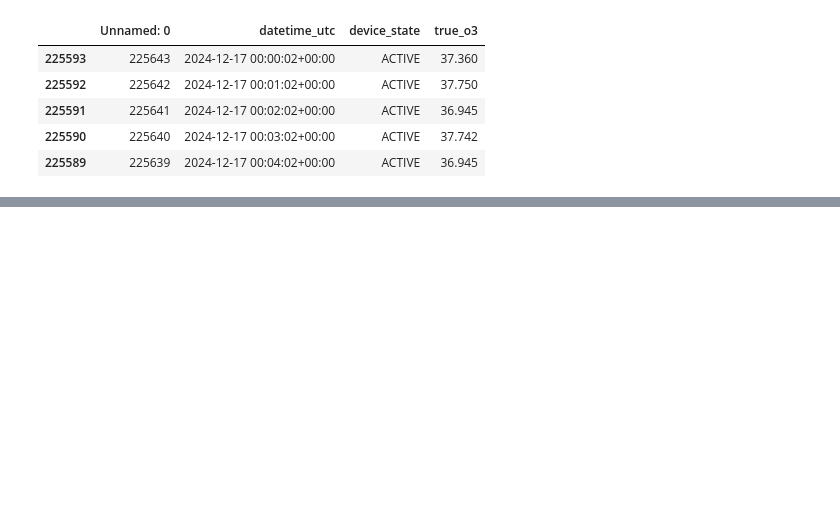
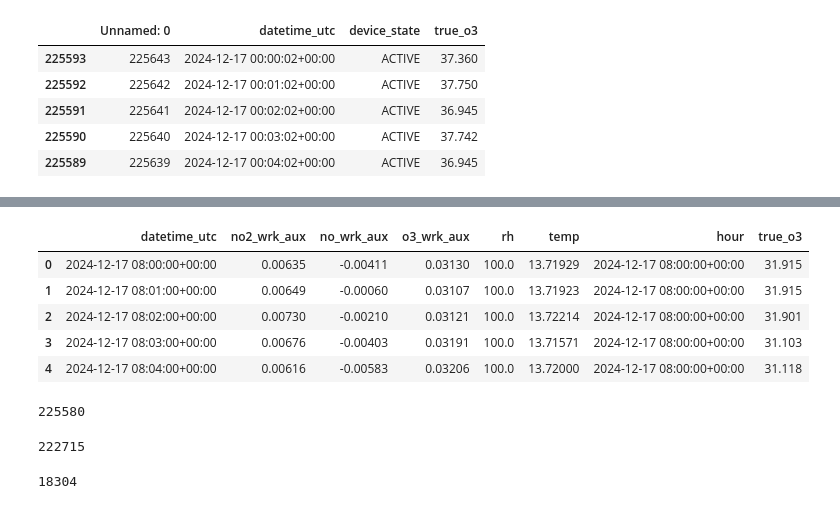
Before and after one commit to jacklardner/beacon-to-modulair-ozone, a Jupyter notebook: compiling_training_testing_data.ipynb, the cells around one changed output, grey strips where cells are left out. Saved outputs shown, nothing was run; the diff lists cells and outputs as text; code cells hidden in the pictures; blank space fills up the shorter version.

```diff
--- a/compiling_training_testing_data.ipynb
+++ b/compiling_training_testing_data.ipynb
@@ -146,0 +179,6 @@ pema_test_df.head()
+# %%
+pha_beacon_df = pha_beacon_df.drop(columns=["local_timestamp", "epoch", "node_file_id", "node_id"])
+pha_beacon_df = pha_beacon_df.rename(columns={"datetime": "datetime_utc"})
+pha_beacon_df["datetime_utc"] = pd.to_datetime(pha_beacon_df["datetime_utc"], utc=True)
+
+pha_beacon_df.head()
@@ -146,0 +209,18 @@ pema_test_df.head()
+# %%
+pha_low_rsd_minutely = pha_low_rsd_minutely.sort_values("datetime_utc")
+pha_reference_df = pha_reference_df.sort_values("datetime_utc")
+
+pha_low_rsd_minutely["datetime_utc"] = pd.to_datetime(pha_low_rsd_minutely["datetime_utc"], utc=True)
+pha_reference_df["datetime_utc"] = pd.to_datetime(pha_reference_df["datetime_utc"], utc=True)
+
+pha_reference_df = pha_reference_df.rename(columns={"o3": "true_o3"})
+
+pha_labeled_df = pd.merge_asof(
+    pha_low_rsd_minutely,
+    pha_reference_df[["datetime_utc", "true_o3"]],
+    on="datetime_utc",
+    direction="nearest",
+    tolerance=pd.Timedelta("1min")
+)
+
+pha_labeled_df = pha_labeled_df.dropna(subset=["true_o3"])
@@ -146,0 +262,39 @@ pema_test_df.head()
+# %%
+pha_beacon_df["datetime_utc"] = pd.to_datetime(pha_beacon_df["datetime_utc"], utc=True)
+pha_reference_df["datetime_utc"] = pd.to_datetime(pha_reference_df["datetime_utc"], utc=True)
+
+pha_beacon_df = pha_beacon_df.sort_values("datetime_utc")
+pha_reference_df = pha_reference_df.sort_values("datetime_utc")
+
+pha_test_df = pd.merge_asof(
+    pha_beacon_df,
+    pha_reference_df[["datetime_utc", "true_o3"]],
+    on="datetime_utc",
+    direction="nearest",
+    tolerance=pd.Timedelta(seconds=30)
+)
+
+pha_test_df = pha_test_df.dropna(subset=["true_o3"])
+
+pha_test_df.to_csv("data/pha_testing_data.csv")
+# %%
+pha_test_df.head()
+# %% [output]
+|  | datetime_utc | no2_wrk_aux | no_wrk_aux | o3_wrk_aux | rh | temp | hour | true_o3 |
+| 0 | 2024-12-17 08:00:00+00:00 | 0.00635 | -0.00411 | 0.03130 | 100.0 | 13.71929 | 2024-12-17 08:00:00+00:00 | 31.915 |
+| 1 | 2024-12-17 08:01:00+00:00 | 0.00649 | -0.00060 | 0.03107 | 100.0 | 13.71923 | 2024-12-17 08:00:00+00:00 | 31.915 |
+| 2 | 2024-12-17 08:02:00+00:00 | 0.00730 | -0.00210 | 0.03121 | 100.0 | 13.72214 | 2024-12-17 08:00:00+00:00 | 31.901 |
+| 3 | 2024-12-17 08:03:00+00:00 | 0.00676 | -0.00403 | 0.03191 | 100.0 | 13.71571 | 2024-12-17 08:00:00+00:00 | 31.103 |
+| 4 | 2024-12-17 08:04:00+00:00 | 0.00616 | -0.00583 | 0.03206 | 100.0 | 13.72000 | 2024-12-17 08:00:00+00:00 | 31.118 |
+# %%
+len(pha_reference_df["datetime_utc"])
+# %% [output]
+225580
+# %%
+len(pha_test_df["datetime_utc"])
+# %% [output]
+222715
+# %%
+len(pha_labeled_df["datetime_utc"])
+# %% [output]
+18304
```
Also changed, not shown: parts of 18 cells of this notebook, 11 other files.
